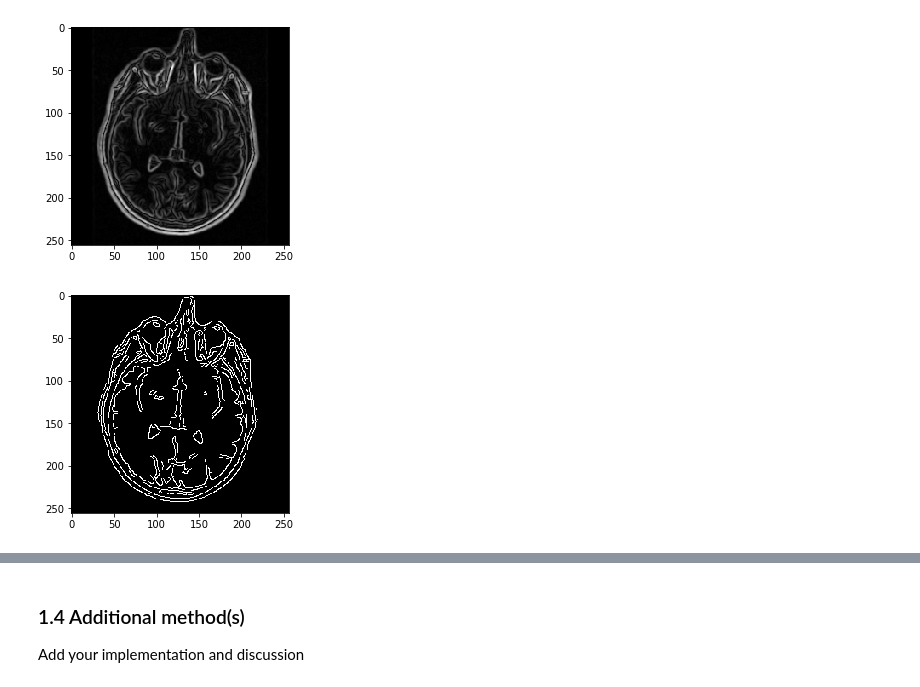
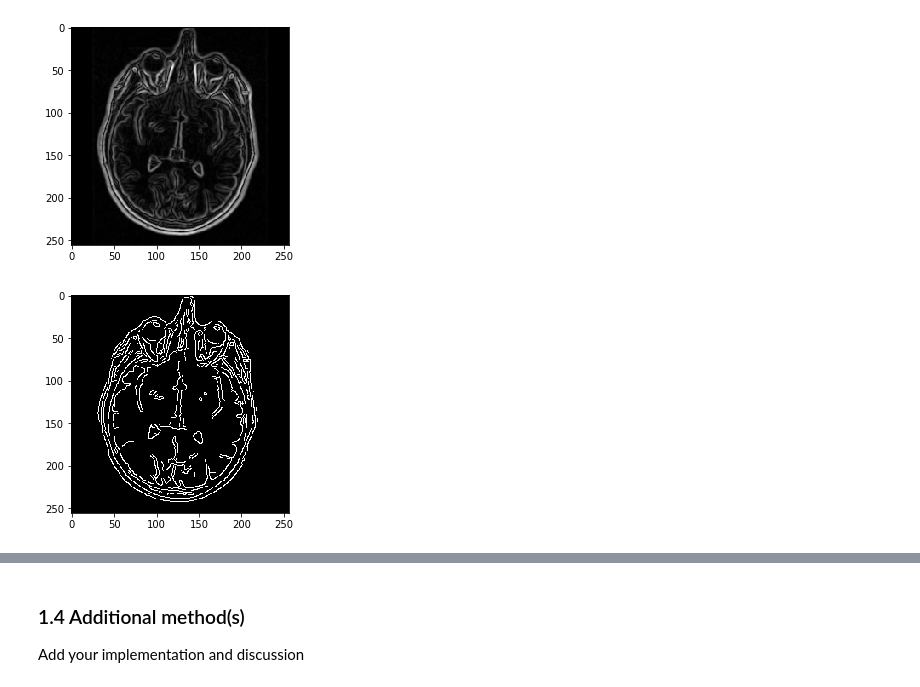
Before and after one commit to Jiang15/Image_analysis_and_pattern-recognition, a Jupyter notebook: Lab 1/lab_01_segmentation.ipynb, the cells around one changed output, grey strips where cells are left out. Cells and saved outputs as stored; diff of their text form; code cells hidden in the pictures.

```diff
--- a/Lab 1/lab_01_segmentation.ipynb
+++ b/Lab 1/lab_01_segmentation.ipynb
@@ -159,22 +157,22 @@ from scipy import ndimage
 # %%
 # Canny algorithm
 # 1) Noise reduction
 # 2) Gradient calculation
 # 3) Non-maximum suppression
 # 4) Double threshold
 # 5) Edge Tracking by Hysteresis
 
 from skimage import feature
 
 edges = skimage.feature.canny(
     image=brain_im,
-    sigma=0.9,
+    sigma=.8,
     low_threshold=55,
     high_threshold=90,
 )
 
 # display edges
 plt.imshow(edges, cmap='gray')
 plt.show()
 # %% [output]
-[figure, old version]
+[figure, new version]
```
Also changed, not shown: parts of 14 cells of this notebook.
